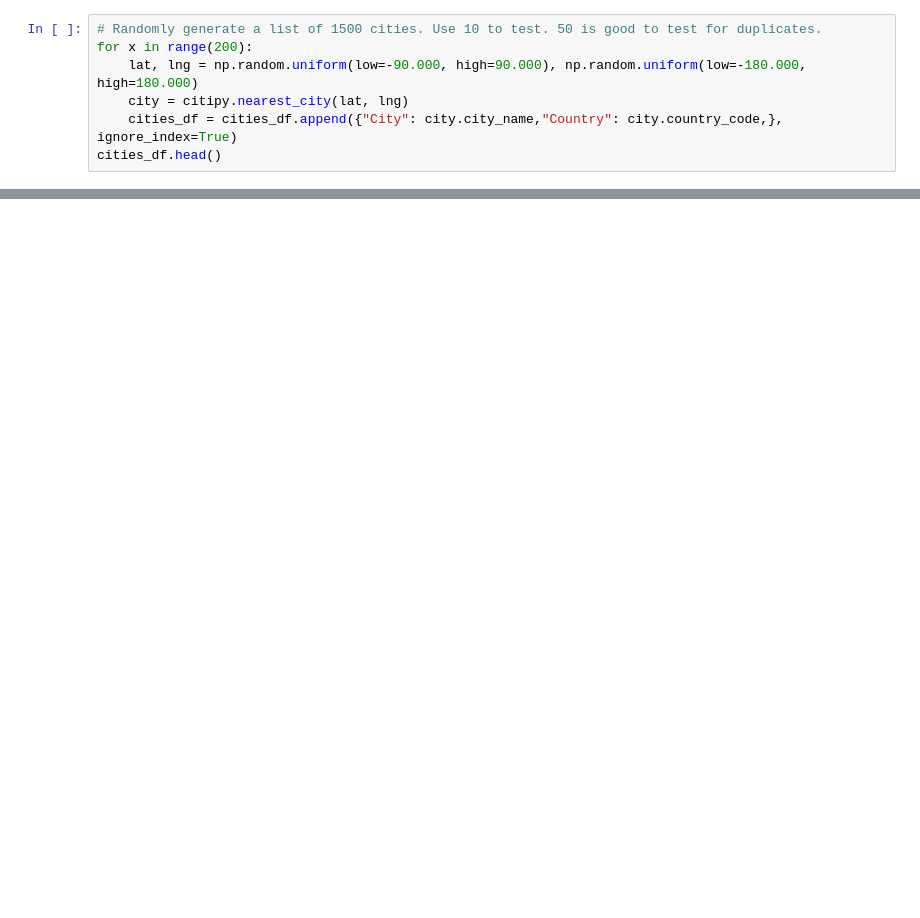
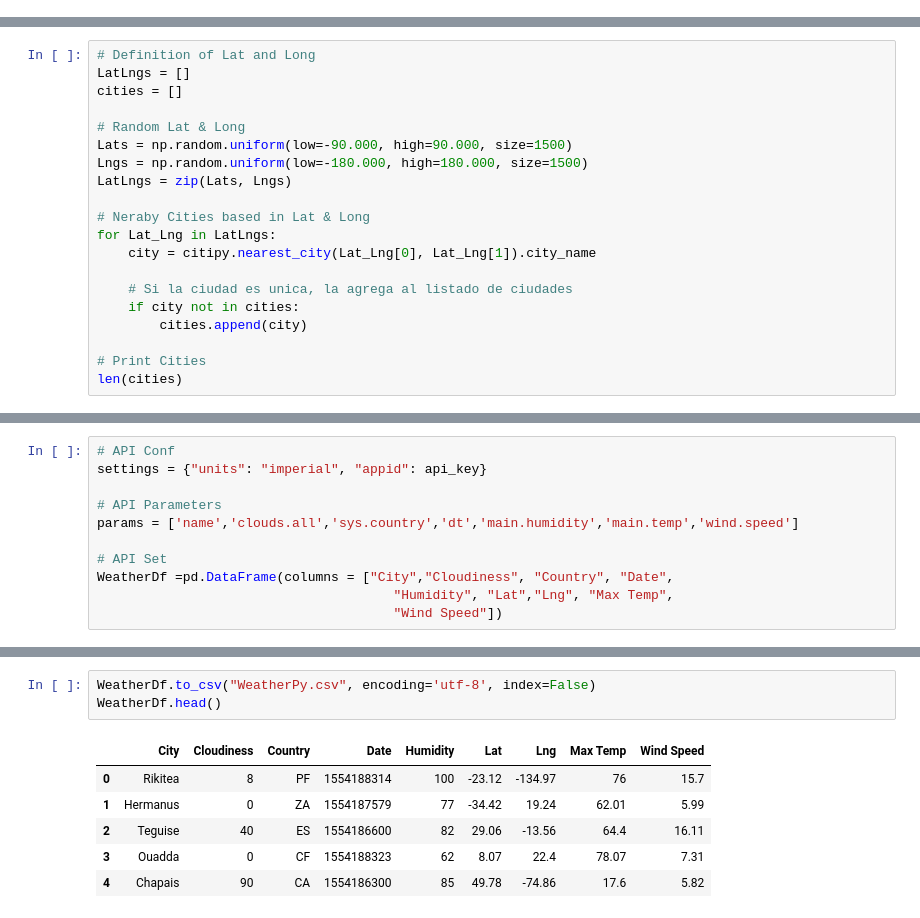
Before and after one commit to Yozgart/Tec2019, a Jupyter notebook: APIs/WeatherPy.ipynb, the cells around one changed output, grey strips where cells are left out. Cells and saved outputs as stored; diff of their text form; blank space fills up the shorter version.

```diff
--- a/APIs/WeatherPy.ipynb
+++ b/APIs/WeatherPy.ipynb
@@ -16,7 +0,0 @@ cities_df
-# %%
-# Randomly generate a list of 1500 cities. Use 10 to test. 50 is good to test for duplicates.
-for x in range(200):
-    lat, lng = np.random.uniform(low=-90.000, high=90.000), np.random.uniform(low=-180.000, high=180.000)
-    city = citipy.nearest_city(lat, lng)
-    cities_df = cities_df.append({"City": city.city_name,"Country": city.country_code,}, ignore_index=True)
-cities_df.head()
@@ -26,0 +18,20 @@ cities_df.count()
+# %%
+# Definition of Lat and Long
+LatLngs = []
+cities = []
+
+# Random Lat & Long
+Lats = np.random.uniform(low=-90.000, high=90.000, size=1500)
+Lngs = np.random.uniform(low=-180.000, high=180.000, size=1500)
+LatLngs = zip(Lats, Lngs)
+
+# Neraby Cities based in Lat & Long
+for Lat_Lng in LatLngs:
+    city = citipy.nearest_city(Lat_Lng[0], Lat_Lng[1]).city_name
+
+    # Si la ciudad es unica, la agrega al listado de ciudades
+    if city not in cities:
+        cities.append(city)
+
+# Print Cities
+len(cities)
@@ -26,0 +40,11 @@ cities_df.count()
+# %%
+# API Conf
+settings = {"units": "imperial", "appid": api_key}
+
+# API Parameters
+params = ['name','clouds.all','sys.country','dt','main.humidity','main.temp','wind.speed']
+
+# API Set
+WeatherDf =pd.DataFrame(columns = ["City","Cloudiness", "Country", "Date",
+                                      "Humidity", "Lat","Lng", "Max Temp",
+                                      "Wind Speed"])
@@ -26,0 +128,10 @@ cities_df.count()
+# %%
+WeatherDf.to_csv("WeatherPy.csv", encoding='utf-8', index=False)
+WeatherDf.head()
+# %% [output]
+|  | City | Cloudiness | Country | Date | Humidity | Lat | Lng | Max Temp | Wind Speed |
+| 0 | Rikitea | 8 | PF | 1554188314 | 100 | -23.12 | -134.97 | 76 | 15.7 |
+| 1 | Hermanus | 0 | ZA | 1554187579 | 77 | -34.42 | 19.24 | 62.01 | 5.99 |
+| 2 | Teguise | 40 | ES | 1554186600 | 82 | 29.06 | -13.56 | 64.4 | 16.11 |
+| 3 | Ouadda | 0 | CF | 1554188323 | 62 | 8.07 | 22.4 | 78.07 | 7.31 |
+| 4 | Chapais | 90 | CA | 1554186300 | 85 | 49.78 | -74.86 | 17.6 | 5.82 |
```
Also changed, not shown: parts of 12 cells of this notebook, 6 other files.
